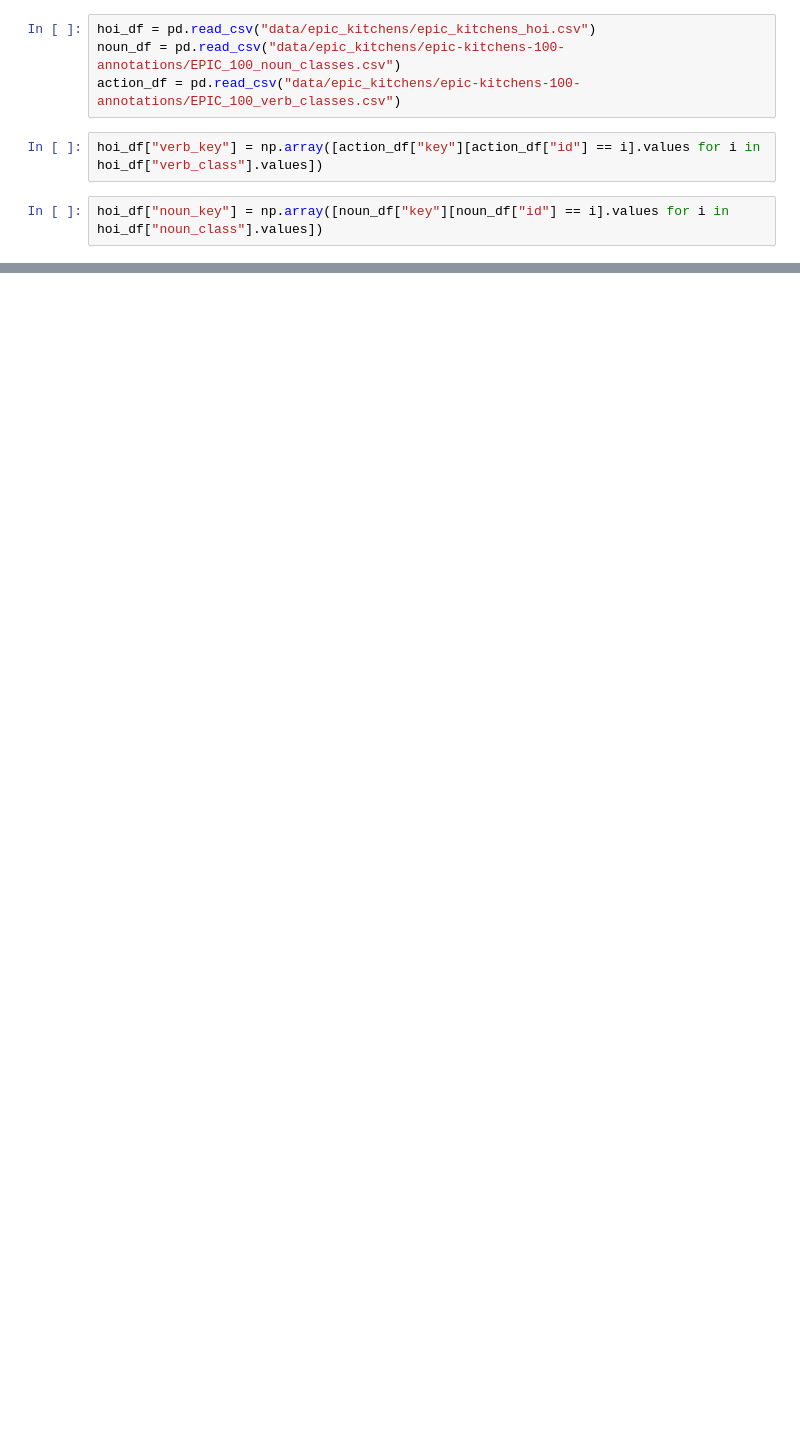
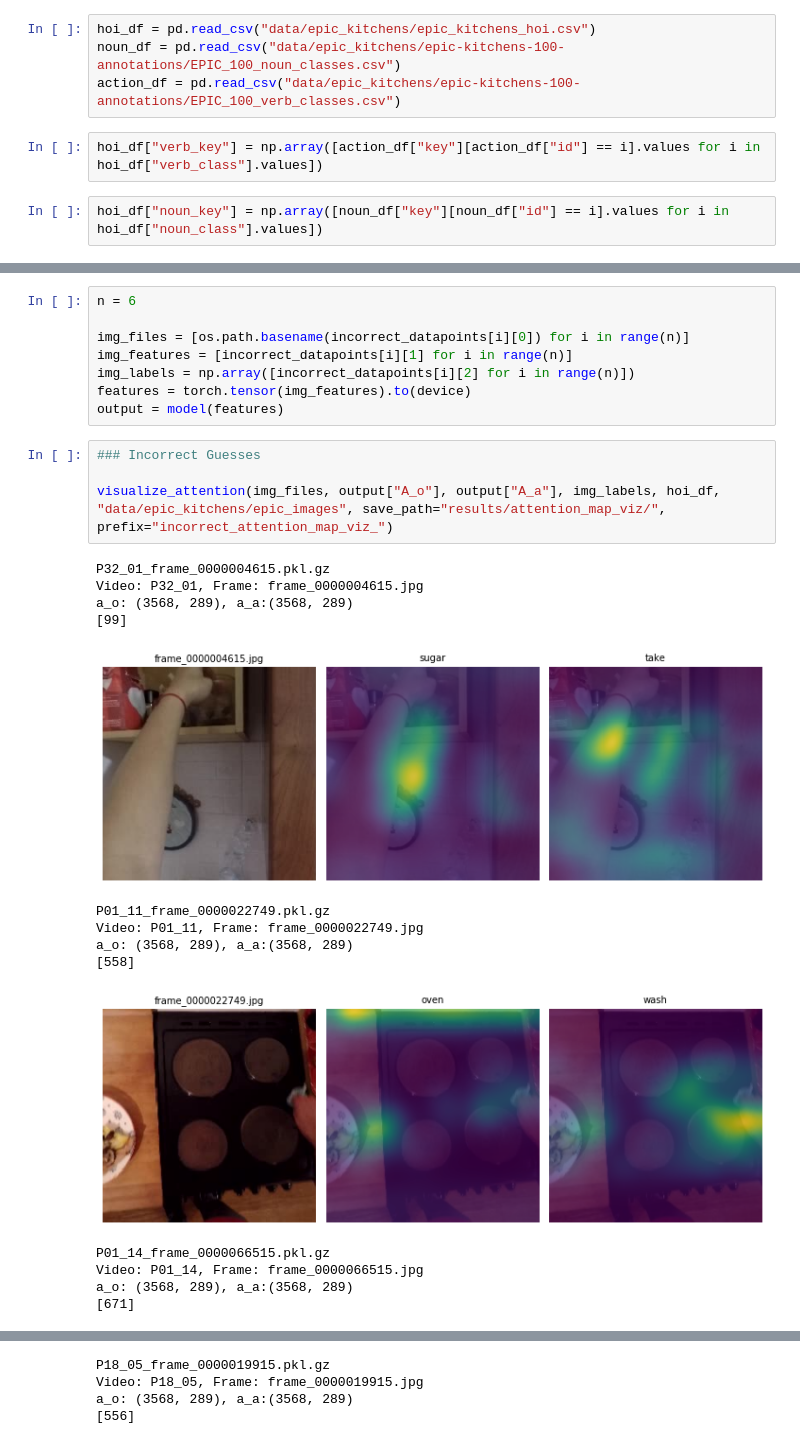
Before and after one commit to alachyan-ml/iccv21_relational_direction, a Jupyter notebook: Model_Analysis.ipynb, the cells around one changed output, grey strips where cells are left out. Drawn from its saved outputs; the diff is of its cells as text; blank space fills up the shorter version.

```diff
--- a/Model_Analysis.ipynb
+++ b/Model_Analysis.ipynb
@@ -173,0 +288,27 @@ subset_val[matching_indices[0]][1].shape
+# %%
+n = 6
+
+img_files = [os.path.basename(incorrect_datapoints[i][0]) for i in range(n)]
+img_features = [incorrect_datapoints[i][1] for i in range(n)]
+img_labels = np.array([incorrect_datapoints[i][2] for i in range(n)])
+features = torch.tensor(img_features).to(device)
+output = model(features)
+# %%
+### Incorrect Guesses
+
+visualize_attention(img_files, output["A_o"], output["A_a"], img_labels, hoi_df, "data/epic_kitchens/epic_images", save_path="results/attention_map_viz/", prefix="incorrect_attention_map_viz_")
+# %% [output]
+P32_01_frame_0000004615.pkl.gz
+Video: P32_01, Frame: frame_0000004615.jpg
+a_o: (3568, 289), a_a:(3568, 289)
+[99]
+[figure, added]
+P01_11_frame_0000022749.pkl.gz
+Video: P01_11, Frame: frame_0000022749.jpg
+a_o: (3568, 289), a_a:(3568, 289)
+[558]
+[figure, added]
+P01_14_frame_0000066515.pkl.gz
+Video: P01_14, Frame: frame_0000066515.jpg
+a_o: (3568, 289), a_a:(3568, 289)
+[671]
@@ -173,0 +316,4 @@ subset_val[matching_indices[0]][1].shape
+P18_05_frame_0000019915.pkl.gz
+Video: P18_05, Frame: frame_0000019915.jpg
+a_o: (3568, 289), a_a:(3568, 289)
+[556]
```
Also changed, not shown: parts of 12 cells of this notebook, 21 other files.
